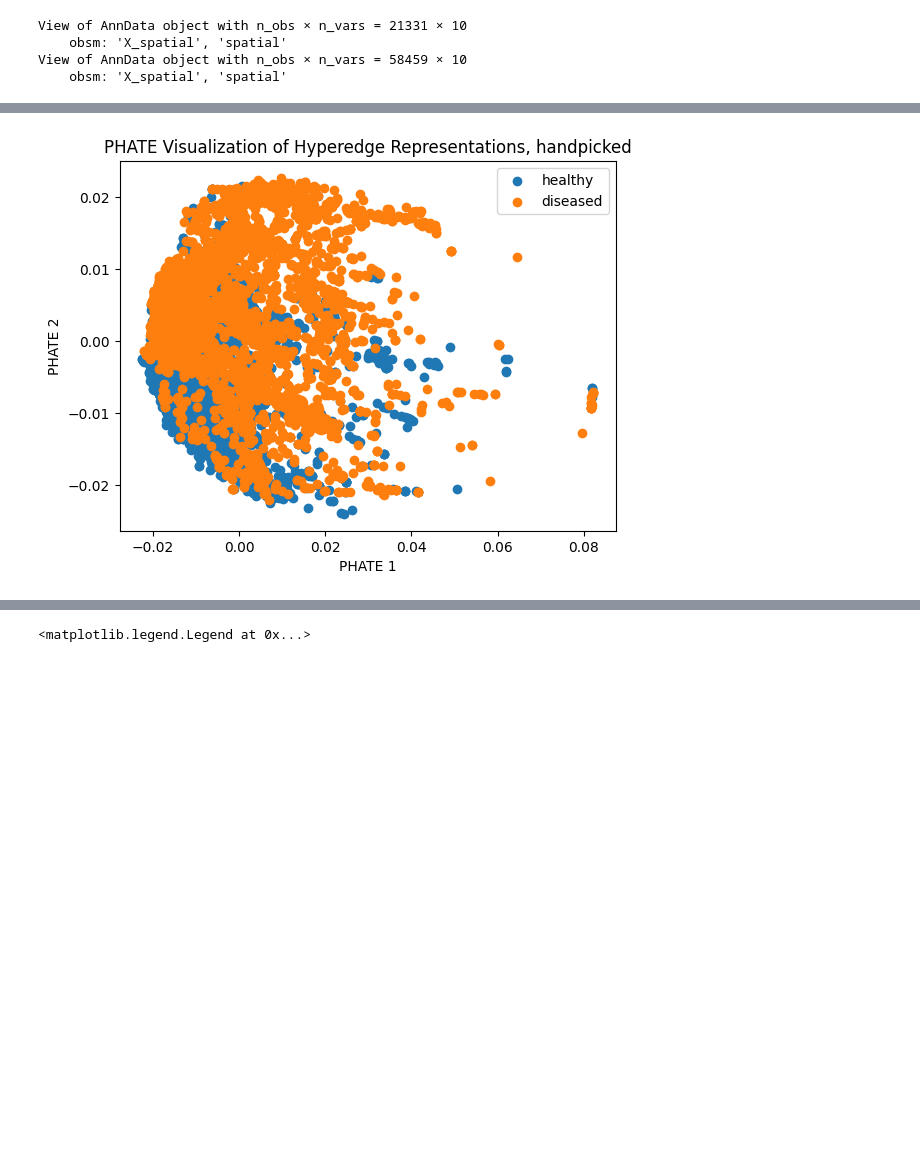
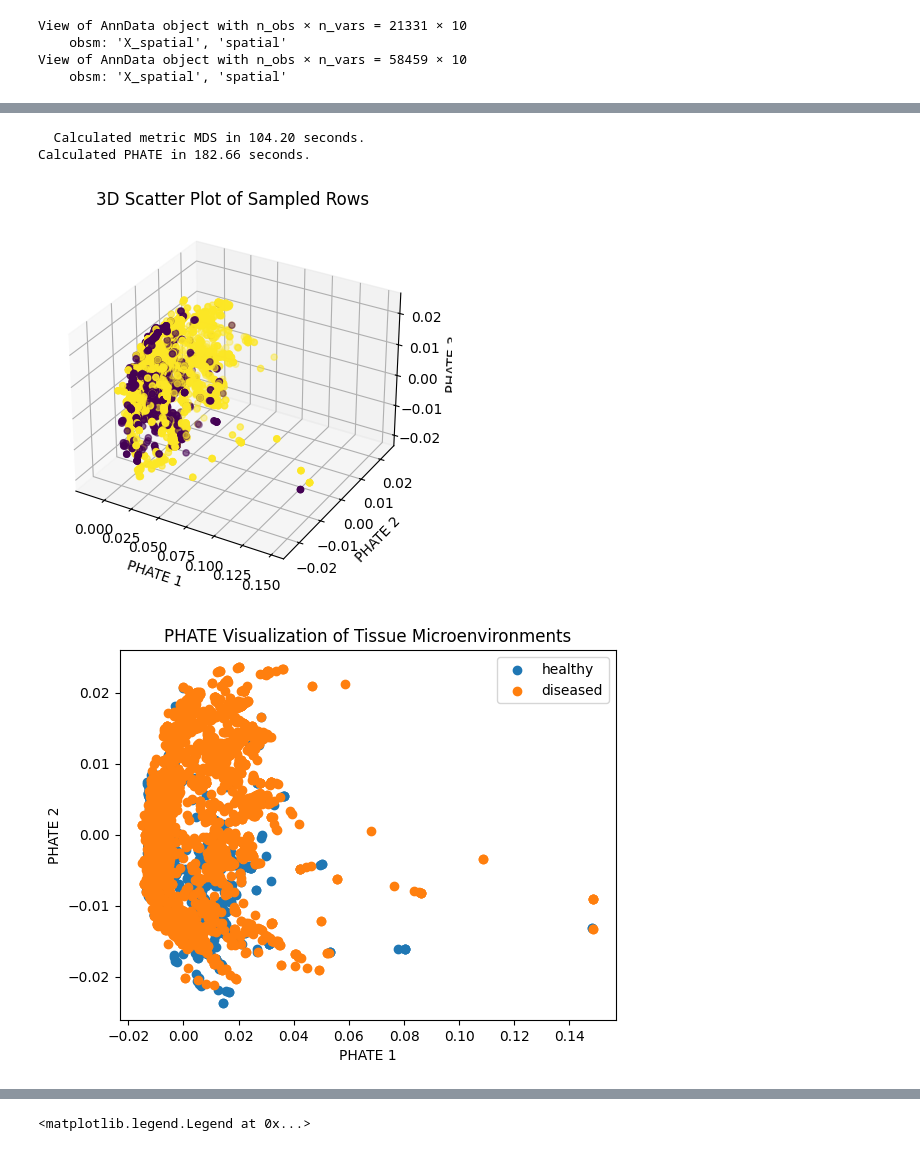
Before and after one commit to HungryAmoeba/hypergraph_scattering, a Jupyter notebook: notebooks/generate_spatial_feat.ipynb, the cells around one changed output, grey strips where cells are left out. Saved outputs shown, nothing was run; the diff lists cells and outputs as text; code cells hidden in the pictures; blank space fills up the shorter version.

```diff
--- a/notebooks/generate_spatial_feat.ipynb
+++ b/notebooks/generate_spatial_feat.ipynb
@@ -624,9 +601,10 @@ model = HSN(in_channels=10,
 healthy = get_hyperedge_reps(model, cell_data_total_markers, features='hand_picked_markers')
 diseased = get_hyperedge_reps(model, cell_data_diseased_total_markers, features='hand_picked_markers')
 # %%
+from mpl_toolkits.mplot3d import Axes3D
 # Concatenate the tensors
 combined_tensor = torch.cat((healthy, diseased), dim=0)
-phate_operator = phate.PHATE(n_components=2)
+phate_operator = phate.PHATE(n_components=3)
 phate_result = phate_operator.fit_transform(combined_tensor.detach().numpy())
 
 # Create a tensor of 1s and 0s
@@ -645,6 +623,20 @@ sampled_rows, sampled_labels = train_dataset[:]
 # Convert the sampled rows to a numpy array
 sampled_rows_np = sampled_rows.detach().numpy()
 
+# make a 3d scatter plot of sampled rows
+
+fig = plt.figure()
+ax = fig.add_subplot(111, projection='3d')
+
+ax.scatter(sampled_rows_np[:, 0], sampled_rows_np[:, 1], sampled_rows_np[:, 2], c=sampled_labels)
+
+ax.set_xlabel('PHATE 1')
+ax.set_ylabel('PHATE 2')
+ax.set_zlabel('PHATE 3')
+ax.set_title('3D Scatter Plot of Sampled Rows')
+
+plt.show()
+
 
 #plt.scatter(sampled_rows_np[:, 0], sampled_rows_np[:, 1], c = sampled_labels)
 phate_results_healthy = sampled_rows_np[sampled_labels == 0]
@@ -660,7 +652,7 @@ plt.scatter(phate_results_diseased[:, 0], phate_results_diseased[:, 1], label='D
 # plt.scatter(phate_results_diseased[:, 0], phate_results_diseased[:, 1], label='Diseased')
 plt.xlabel('PHATE 1')
 plt.ylabel('PHATE 2')
-plt.title('PHATE Visualization of Hyperedge Representations, handpicked')
+plt.title('PHATE Visualization of Tissue Microenvironments')
 plt.legend(['healthy', 'diseased'])
 
 plt.show()
@@ -685,4 +680,7 @@ Calculated PHATE in 84.13 seconds.
+  Calculated metric MDS in 104.20 seconds.
+Calculated PHATE in 182.66 seconds.
-[figure, old version]
+[figure, new version]
+[figure, added]
 # %%
 #plt.scatter(sampled_rows_np[:, 0], sampled_rows_np[:, 1], c = sampled_labels)
 phate_results_healthy = sampled_rows_np[sampled_labels == 0]
```
Also changed, not shown: parts of 4 cells of this notebook, 2 other files.
